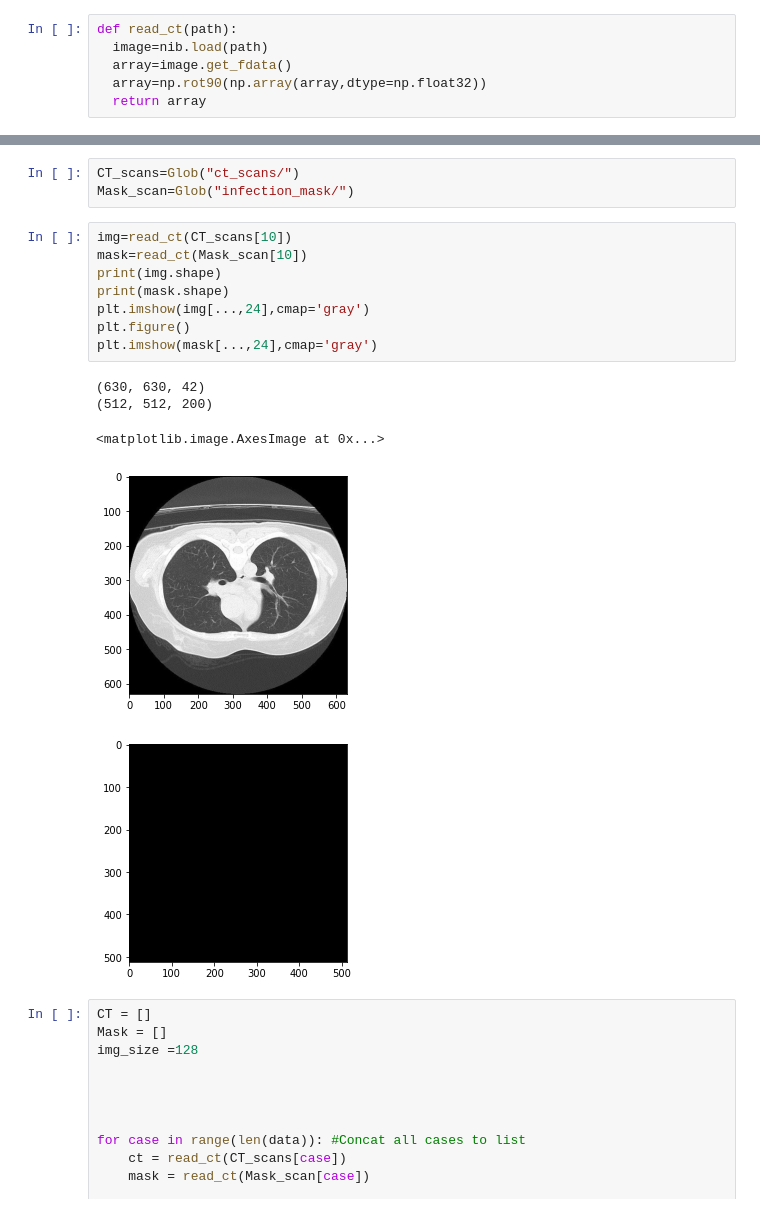
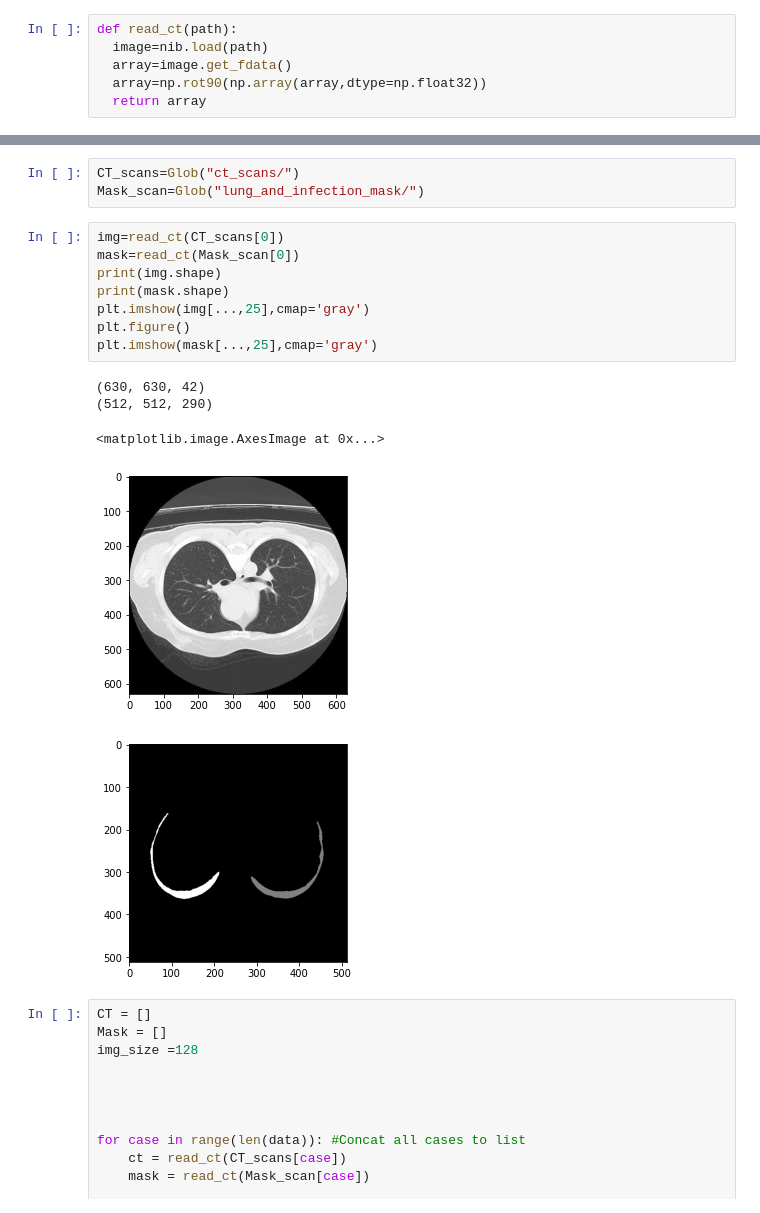
Before and after one commit to alecbidaran/Chest-CTs-image-segmentation-with-UNET, a Jupyter notebook: medical_segmentation_pytorch.ipynb, the cells around one changed output, grey strips where cells are left out. Saved outputs shown, nothing was run; the diff lists cells and outputs as text.

```diff
--- a/medical_segmentation_pytorch.ipynb
+++ b/medical_segmentation_pytorch.ipynb
@@ -93,21 +93,21 @@ data
 | 19 | ../input/covid19-ct-scans/ct_scan... | ../input/covid19-ct-scans/lung_ma... | ../input/covid19-ct-scans/infecti... | ../input/covid19-ct-scans/lung_an... |
 # %%
 CT_scans=Glob("ct_scans/")
-Mask_scan=Glob("infection_mask/")
+Mask_scan=Glob("lung_and_infection_mask/")
 # %%
-img=read_ct(CT_scans[10])
-mask=read_ct(Mask_scan[10])
+img=read_ct(CT_scans[0])
+mask=read_ct(Mask_scan[0])
 print(img.shape)
 print(mask.shape)
-plt.imshow(img[...,24],cmap='gray')
+plt.imshow(img[...,25],cmap='gray')
 plt.figure()
-plt.imshow(mask[...,24],cmap='gray')
+plt.imshow(mask[...,25],cmap='gray')
 # %% [output]
 (630, 630, 42)
-(512, 512, 200)
+(512, 512, 290)
 <matplotlib.image.AxesImage at 0x...>
-[figure, old version]
+[figure, new version]
-[figure, old version]
+[figure, new version]
 # %%
 CT = []
 Mask = []
```
Also changed, not shown: parts of 19 cells of this notebook.
